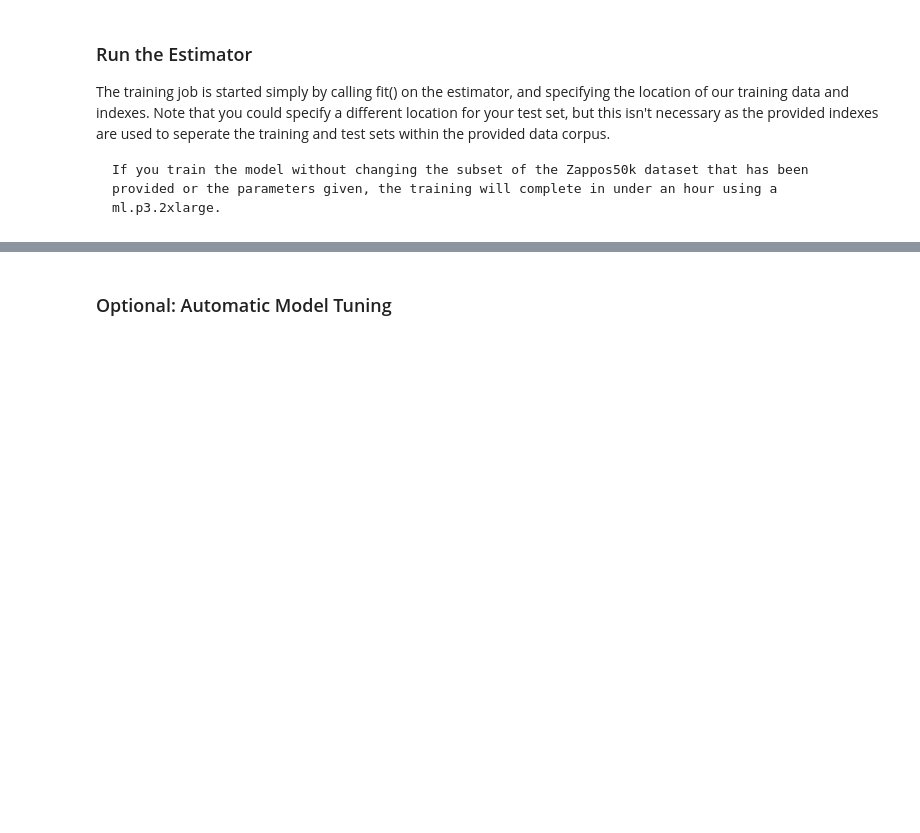
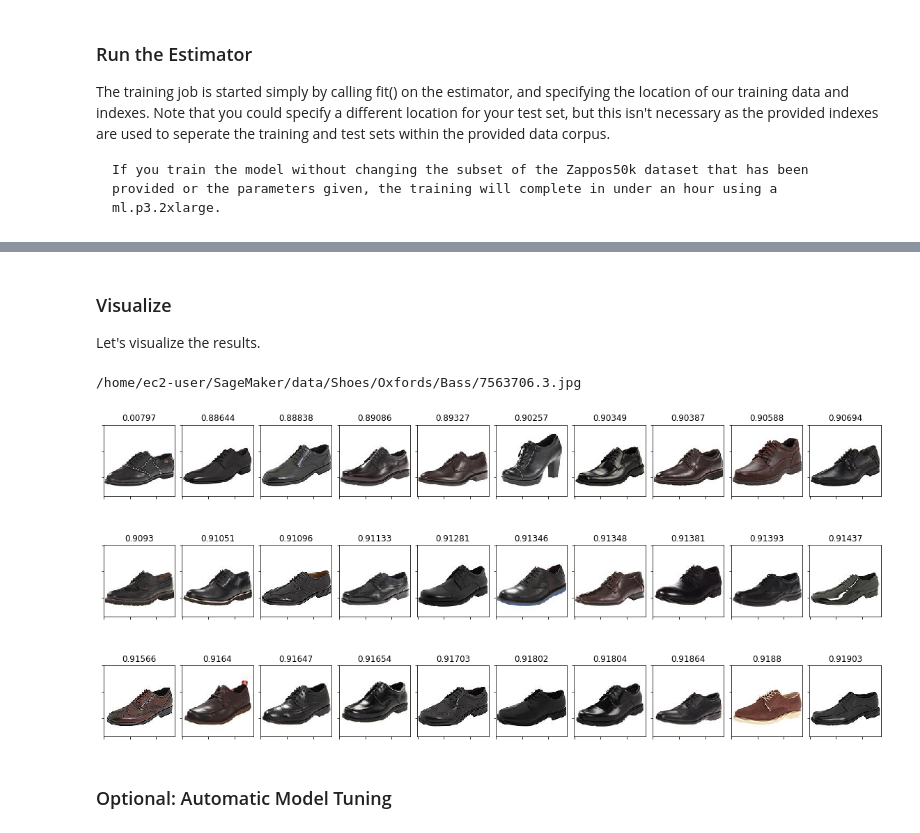
Before and after one commit to dylan-tong-aws/pytorch-image-similarity, a Jupyter notebook: notebooks/reinvent_pytorch_siamese_network.ipynb, the cells around one changed output, grey strips where cells are left out. Saved outputs shown, nothing was run; the diff lists cells and outputs as text; code cells hidden in the pictures; blank space fills up the shorter version.

```diff
--- a/notebooks/reinvent_pytorch_siamese_network.ipynb
+++ b/notebooks/reinvent_pytorch_siamese_network.ipynb
@@ -460,3 +616,12 @@ plt.show()
+# %% [markdown]
+### Visualize
+
+Let's visualize the results.
+# %%
+display_similiar_products({"n": IMG1_LOC, "sim": df})
+# %% [output]
+/home/ec2-user/SageMaker/data/Shoes/Oxfords/Bass/7563706.3.jpg
+[figure, added]
 # %% [markdown]
 ### Optional: Automatic Model Tuning
 # %%
```
Also changed, not shown: parts of 60 cells of this notebook.
